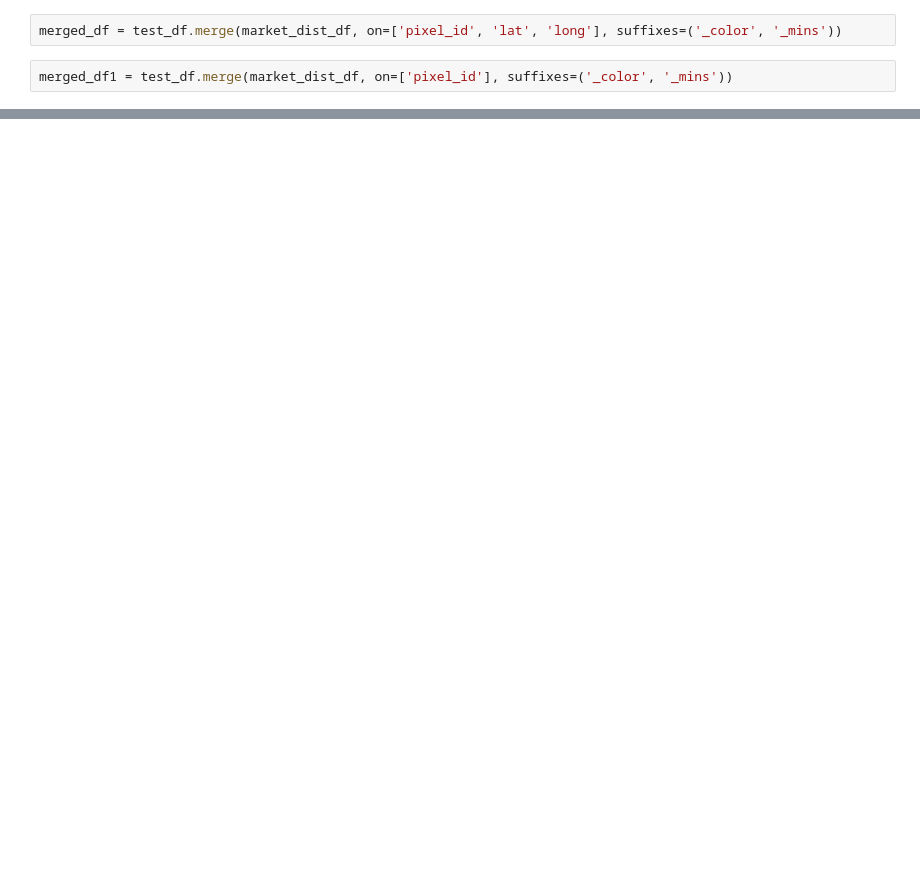
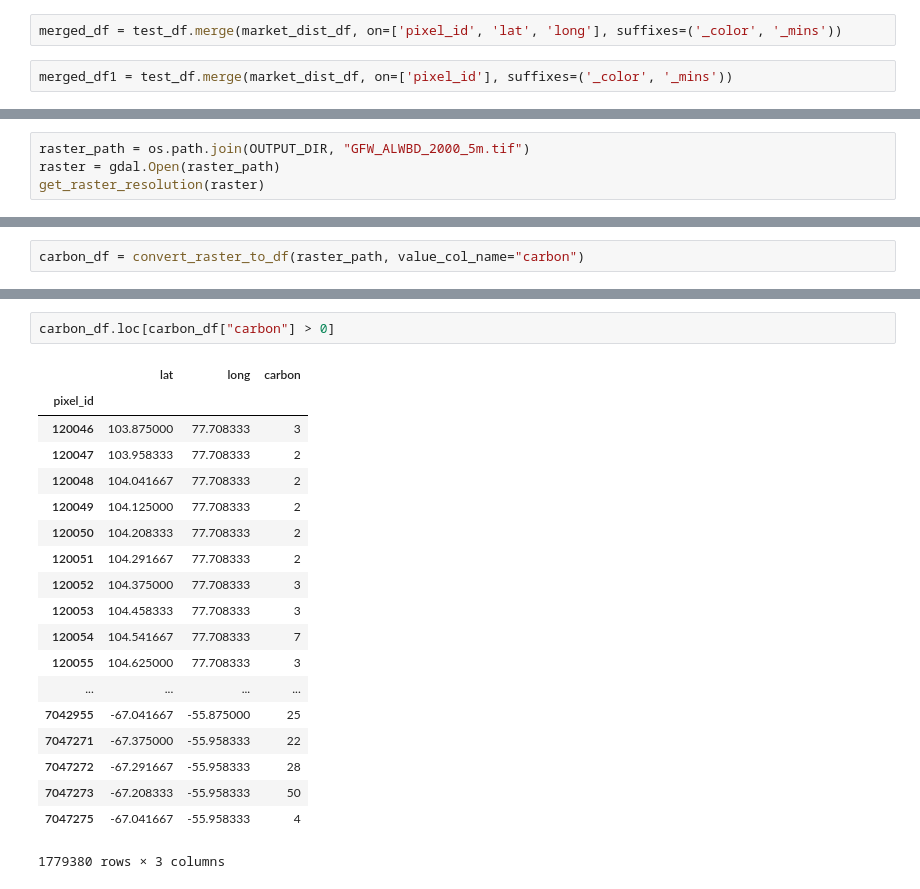
Before and after one commit to jackieennis/natcap-forest-carbon, a Jupyter notebook: Carbon-Social Dataset Merging.ipynb, the cells around one changed output, grey strips where cells are left out. Cells and saved outputs as stored; diff of their text form; blank space fills up the shorter version.

Commit message:
After resampling and merging big carbon raster

```diff
--- a/Carbon-Social Dataset Merging.ipynb
+++ b/Carbon-Social Dataset Merging.ipynb
@@ -213,0 +260,4 @@ merged_df1
+# %%
+raster_path = os.path.join(OUTPUT_DIR, "GFW_ALWBD_2000_5m.tif")
+raster = gdal.Open(raster_path)
+get_raster_resolution(raster)
@@ -213,0 +277,2 @@ merged_df1
+# %%
+carbon_df = convert_raster_to_df(raster_path, value_col_name="carbon")
@@ -213,0 +297,22 @@ merged_df1
+# %%
+carbon_df.loc[carbon_df["carbon"] > 0]
+# %% [output]
+|  | lat | long | carbon |
+| pixel_id |  |  |  |
+| 120046 | 103.875000 | 77.708333 | 3 |
+| 120047 | 103.958333 | 77.708333 | 2 |
+| 120048 | 104.041667 | 77.708333 | 2 |
+| 120049 | 104.125000 | 77.708333 | 2 |
+| 120050 | 104.208333 | 77.708333 | 2 |
+| 120051 | 104.291667 | 77.708333 | 2 |
+| 120052 | 104.375000 | 77.708333 | 3 |
+| 120053 | 104.458333 | 77.708333 | 3 |
+| 120054 | 104.541667 | 77.708333 | 7 |
+| 120055 | 104.625000 | 77.708333 | 3 |
+| ... | ... | ... | ... |
+| 7042955 | -67.041667 | -55.875000 | 25 |
+| 7047271 | -67.375000 | -55.958333 | 22 |
+| 7047272 | -67.291667 | -55.958333 | 28 |
+| 7047273 | -67.208333 | -55.958333 | 50 |
+| 7047275 | -67.041667 | -55.958333 | 4 |
+1779380 rows × 3 columns
```
Also changed, not shown: parts of 21 cells of this notebook.
